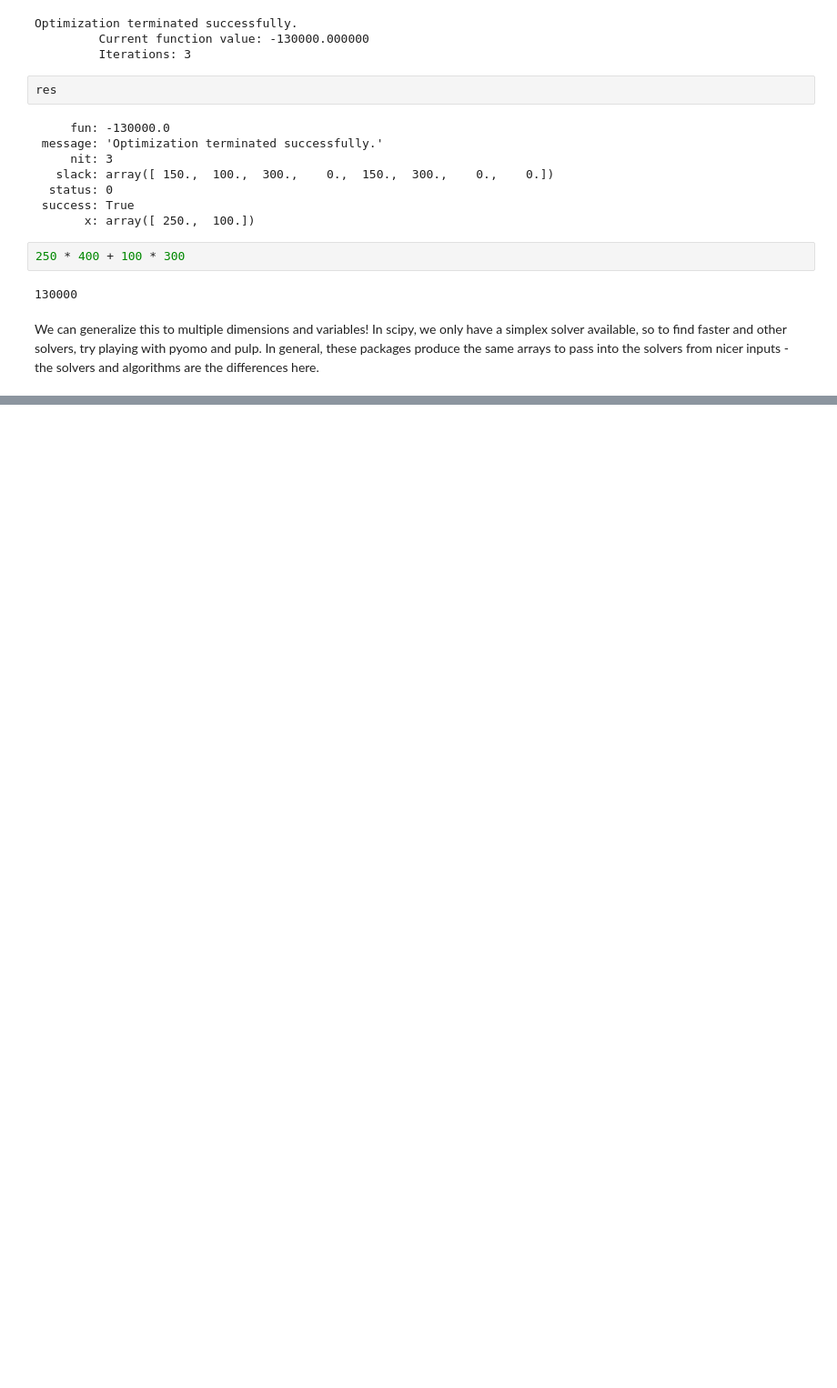
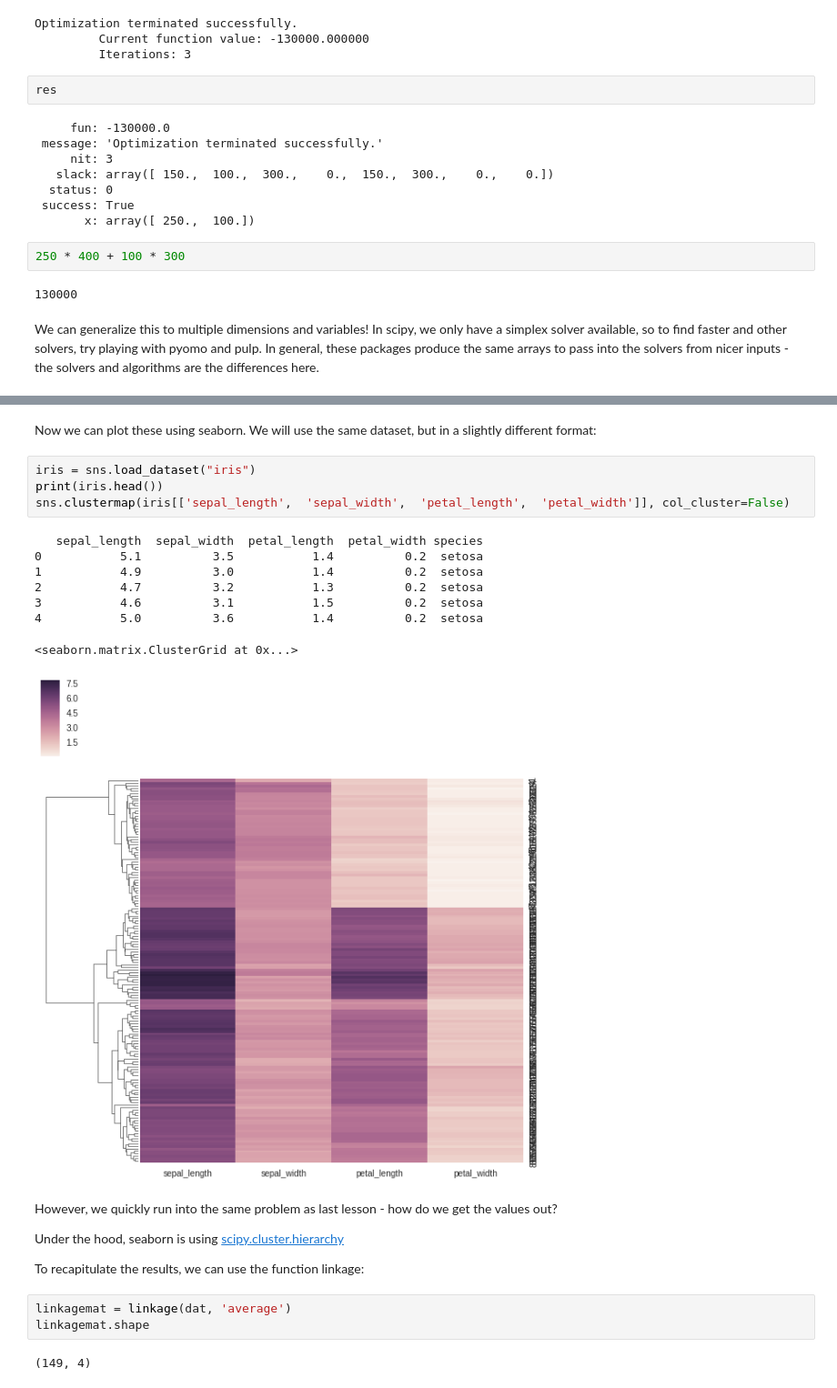
Before and after one commit to jeremycg/pythoncourse, a Jupyter notebook: _site/assets/notebooks/r&d/lesson 06.ipynb, the cells around one changed output, grey strips where cells are left out. Shown: that part at 91% size. Cells and saved outputs as stored; diff of their text form; blank space fills up the shorter version.

```diff
--- a/_site/assets/notebooks/r&d/lesson 06.ipynb
+++ b/_site/assets/notebooks/r&d/lesson 06.ipynb
@@ -267,0 +311,26 @@ We can generalize this to multiple dimensions and variables! In scipy, we only h
+# %% [markdown]
+Now we can plot these using seaborn. We will use the same dataset, but in a slightly different format:
+# %%
+iris = sns.load_dataset("iris")
+print(iris.head())
+sns.clustermap(iris[['sepal_length',  'sepal_width',  'petal_length',  'petal_width']], col_cluster=False)
+# %% [output]
+   sepal_length  sepal_width  petal_length  petal_width species
+0           5.1          3.5           1.4          0.2  setosa
+1           4.9          3.0           1.4          0.2  setosa
+2           4.7          3.2           1.3          0.2  setosa
+3           4.6          3.1           1.5          0.2  setosa
+4           5.0          3.6           1.4          0.2  setosa
+<seaborn.matrix.ClusterGrid at 0x...>
+[figure, added]
+# %% [markdown]
+However, we quickly run into the same problem as last lesson - how do we get the values out?
+
+Under the hood, seaborn is using [scipy.cluster.hierarchy](https://docs.scipy.org/doc/scipy/reference/cluster.hierarchy.html)
+
+To recapitulate the results, we can use the function linkage:
+# %%
+linkagemat = linkage(dat, 'average')
+linkagemat.shape
+# %% [output]
+(149, 4)
```
Also changed, not shown: parts of 13 cells of this notebook, 6 other files.
